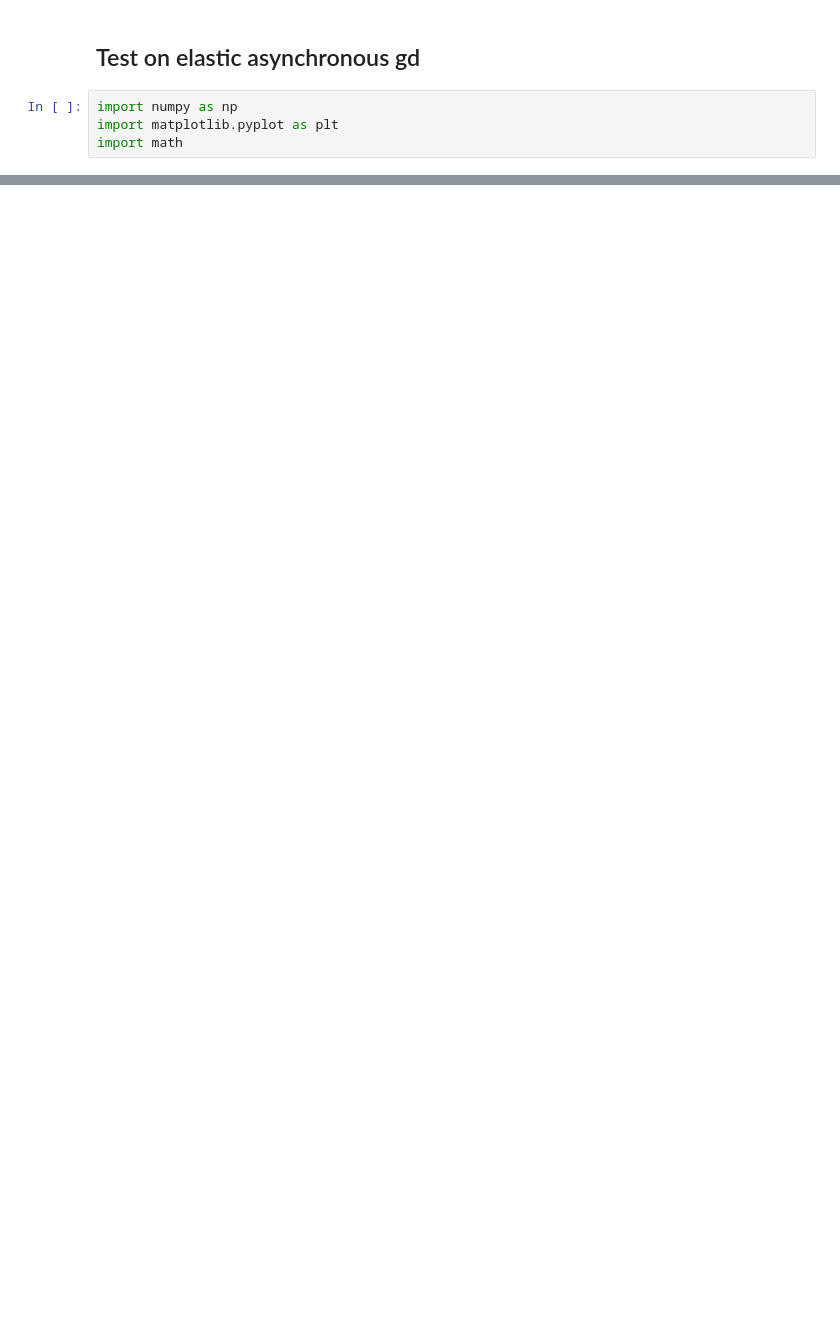
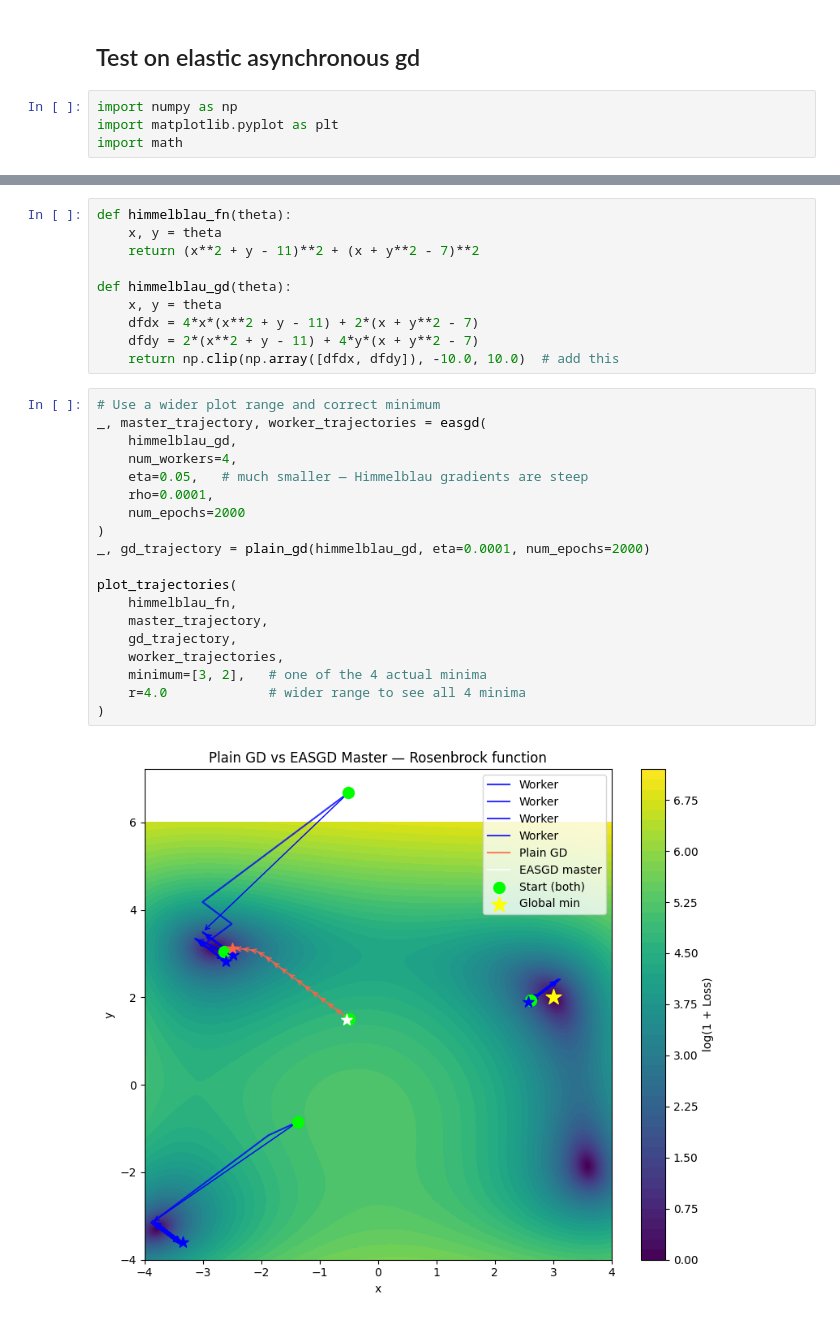
Before and after one commit to marziof/OML-project, a Jupyter notebook: Lea_jupyter.ipynb, the cells around one changed output, grey strips where cells are left out. Cells and saved outputs as stored; diff of their text form; blank space fills up the shorter version.

```diff
--- a/Lea_jupyter.ipynb
+++ b/Lea_jupyter.ipynb
@@ -144,0 +154,31 @@ Plain GD final loss: 62.481080
+# %%
+def himmelblau_fn(theta):
+    x, y = theta
+    return (x**2 + y - 11)**2 + (x + y**2 - 7)**2
+
+def himmelblau_gd(theta):
+    x, y = theta
+    dfdx = 4*x*(x**2 + y - 11) + 2*(x + y**2 - 7)
+    dfdy = 2*(x**2 + y - 11) + 4*y*(x + y**2 - 7)
+    return np.clip(np.array([dfdx, dfdy]), -10.0, 10.0)  # add this
+# %%
+# Use a wider plot range and correct minimum
+_, master_trajectory, worker_trajectories = easgd(
+    himmelblau_gd,
+    num_workers=4,
+    eta=0.05,   # much smaller — Himmelblau gradients are steep
+    rho=0.0001,
+    num_epochs=2000
+)
+_, gd_trajectory = plain_gd(himmelblau_gd, eta=0.0001, num_epochs=2000)
+
+plot_trajectories(
+    himmelblau_fn,
+    master_trajectory,
+    gd_trajectory,
+    worker_trajectories,
+    minimum=[3, 2],   # one of the 4 actual minima
+    r=4.0             # wider range to see all 4 minima
+)
+# %% [output]
+[figure, added]
```
Also changed, not shown: parts of 10 cells of this notebook.
